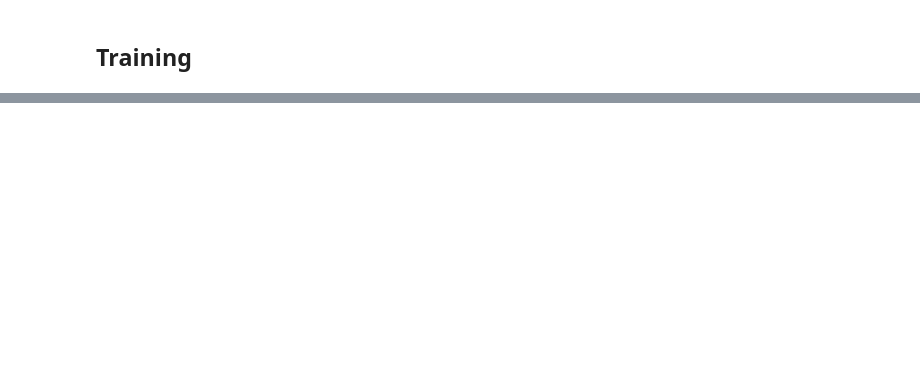
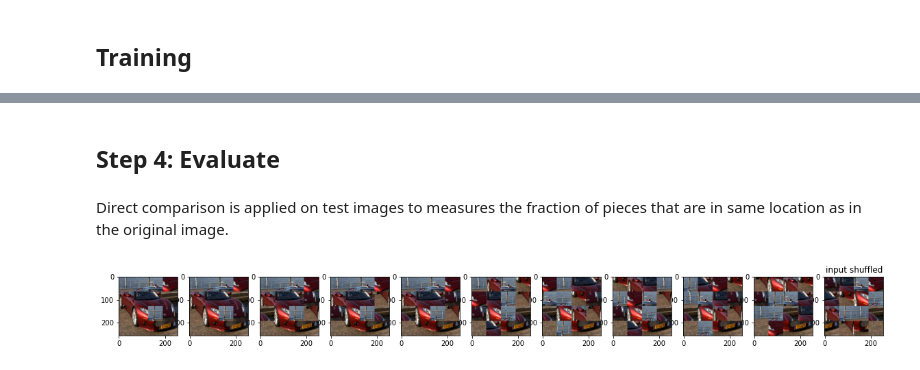
Before and after one commit to mlellouch/diffusion_puzzle, a Jupyter notebook: permutations/diffusion_model_puzzle.ipynb, the cells around one changed output, grey strips where cells are left out. Cells and saved outputs as stored; diff of their text form; code cells hidden in the pictures; blank space fills up the shorter version.

Commit message:
added eval

```diff
--- a/permutations/diffusion_model_puzzle.ipynb
+++ b/permutations/diffusion_model_puzzle.ipynb
@@ -85,12 +90,12 @@ def compose(a, b):
     return a[b]
 
 
-def forward_shuffle(img, t, patch_size = 8, identity_prob=0.5):
+def forward_shuffle(img, t, patch_size = 8, identity_prob=0.7):
     permutations = [create_single_perm(number_of_patches) for _ in range(t)]
     shuffle = ShufflePatches(patch_size)
 
     if torch.rand(1) < identity_prob*((T-t+1)/T):
-        return image, torch.arange(number_of_patches), torch.arange(number_of_patches)
+        return img, torch.arange(number_of_patches), torch.arange(number_of_patches)
 
     c = torch.arange(number_of_patches)
     for p in permutations:
@@ -519,11 +403,11 @@ model = model.to(device)
 def sample_timestep(model, x, t, patch_size):
     P = model(x, t)
     P = P.squeeze()
-    P = P.permute(1,0)
+    # P = P.permute(1,0)
     k = min(1+t.item()//2, P.shape[0])
     p = k_mat2perHard(P, k)
     x_t_minus = ShufflePatches(patch_size)(x, p)
-    return x_t_minus
+    return x_t_minus, p
 
 @torch.no_grad()
 def sample_plot_image(model, patch_size):
@@ -541,11 +425,9 @@ def sample_plot_image(model, patch_size):
     ax.set_title("input shuffled")
 
     show_tensor_image(img.detach().cpu())
-
     for i in range(0,T)[::-1]:
         t = torch.full((1,), i, device=device, dtype=torch.long)
-        img = sample_timestep(model, img, t, patch_size)
-
+        img, p = sample_timestep(model, img, t, patch_size)
         if i % stepsize == 0:
             plt.subplot(1, num_images+1, i//stepsize+1)
             show_tensor_image(img.detach().cpu())
@@ -666,0 +514,4 @@ Epoch 0 | step 0 Loss: 6.174808025360107
+# %% [markdown]
+## Step 4: Evaluate
+# %% [markdown]
+Direct comparison is applied on test images to measures the fraction of pieces that are in same location as in the original image.
@@ -666,0 +565,5 @@ Epoch 0 | step 0 Loss: 6.174808025360107
+# %%
+model.eval()
+sample_plot_image(model, patch_size)
+# %% [output]
+[figure, added]
```
Also changed, not shown: parts of 30 cells of this notebook.
